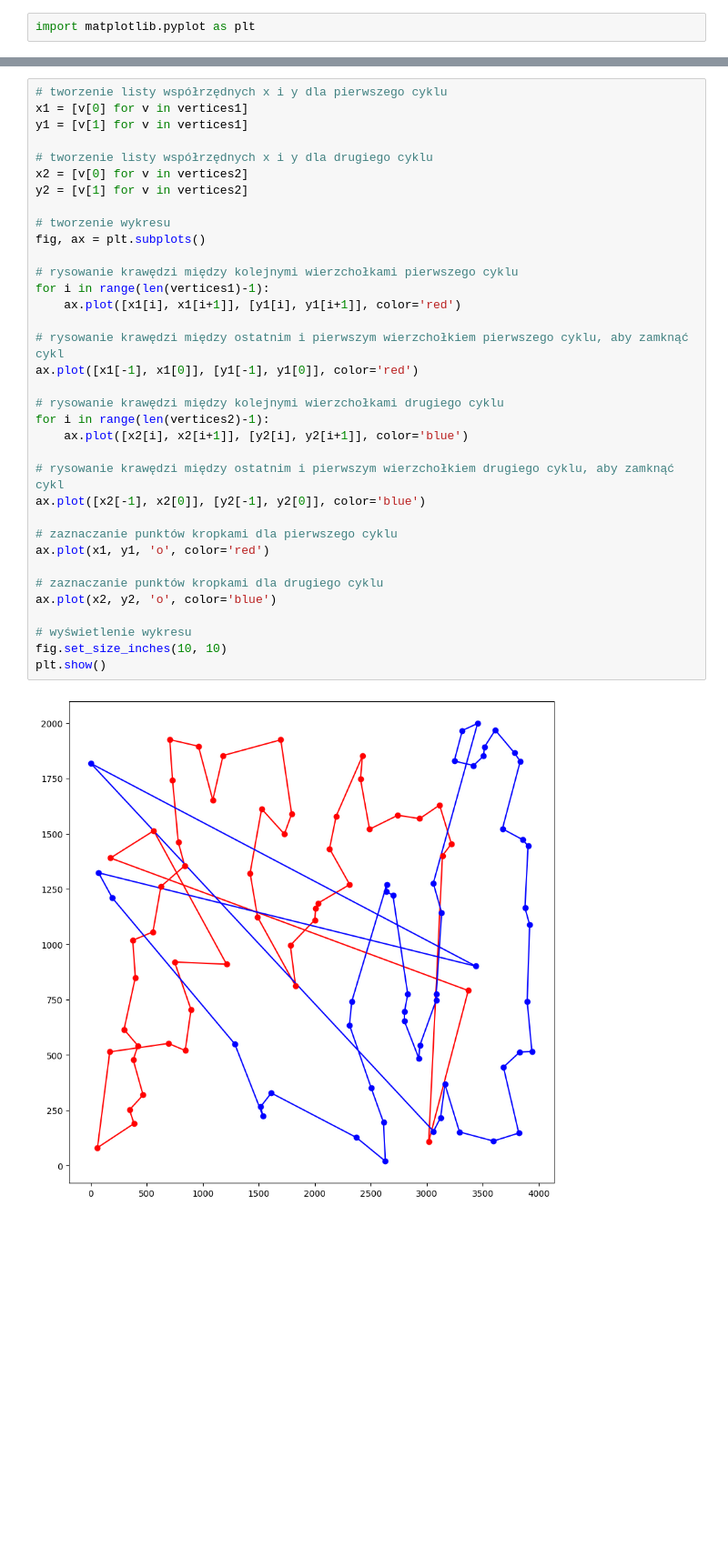
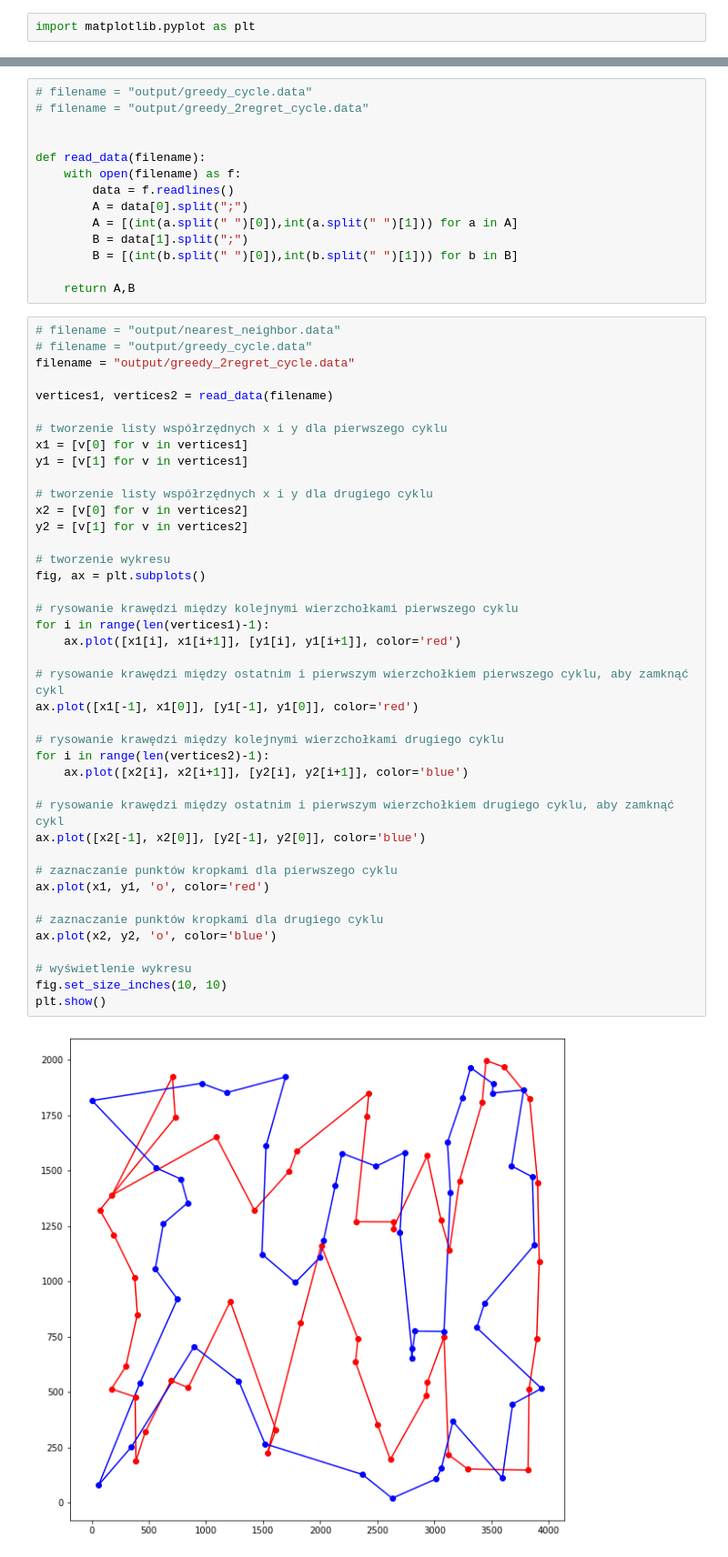
Before and after one commit to barosz0/IMO, a Jupyter notebook: lab1vscode/Untitled.ipynb, the cells around one changed output, grey strips where cells are left out. Shown at 91% size. Saved outputs shown, nothing was run; the diff lists cells and outputs as text; blank space fills up the shorter version.

```diff
--- a/lab1vscode/Untitled.ipynb
+++ b/lab1vscode/Untitled.ipynb
@@ -7,4 +9,24 @@ vertices2 = [(3,1817),(3060,155),(3123,217),(3162,367),(3292,152),(3595,111),(38
+# %%
+# filename = "output/greedy_cycle.data"
+# filename = "output/greedy_2regret_cycle.data"
+
+
+def read_data(filename):
+    with open(filename) as f:
+        data = f.readlines()
+        A = data[0].split(";")
+        A = [(int(a.split(" ")[0]),int(a.split(" ")[1])) for a in A]
+        B = data[1].split(";")
+        B = [(int(b.split(" ")[0]),int(b.split(" ")[1])) for b in B]
+
+    return A,B
 # %%
+# filename = "output/nearest_neighbor.data"
+# filename = "output/greedy_cycle.data"
+filename = "output/greedy_2regret_cycle.data"
+
+vertices1, vertices2 = read_data(filename)
+
 # tworzenie listy współrzędnych x i y dla pierwszego cyklu
 x1 = [v[0] for v in vertices1]
 y1 = [v[1] for v in vertices1]
@@ -13,31 +35,31 @@ y1 = [v[1] for v in vertices1]
 x2 = [v[0] for v in vertices2]
 y2 = [v[1] for v in vertices2]
 
 # tworzenie wykresu
 fig, ax = plt.subplots()
 
 # rysowanie krawędzi między kolejnymi wierzchołkami pierwszego cyklu
 for i in range(len(vertices1)-1):
     ax.plot([x1[i], x1[i+1]], [y1[i], y1[i+1]], color='red')
 
 # rysowanie krawędzi między ostatnim i pierwszym wierzchołkiem pierwszego cyklu, aby zamknąć cykl
 ax.plot([x1[-1], x1[0]], [y1[-1], y1[0]], color='red')
 
 # rysowanie krawędzi między kolejnymi wierzchołkami drugiego cyklu
 for i in range(len(vertices2)-1):
     ax.plot([x2[i], x2[i+1]], [y2[i], y2[i+1]], color='blue')
 
 # rysowanie krawędzi między ostatnim i pierwszym wierzchołkiem drugiego cyklu, aby zamknąć cykl
 ax.plot([x2[-1], x2[0]], [y2[-1], y2[0]], color='blue')
 
 # zaznaczanie punktów kropkami dla pierwszego cyklu
 ax.plot(x1, y1, 'o', color='red')
 
 # zaznaczanie punktów kropkami dla drugiego cyklu
 ax.plot(x2, y2, 'o', color='blue')
 
 # wyświetlenie wykresu
 fig.set_size_inches(10, 10)
 plt.show()
 # %% [output]
-[figure, old version]
+[figure, new version]
```
Also changed, not shown: parts of 2 cells of this notebook, 4 other files.
